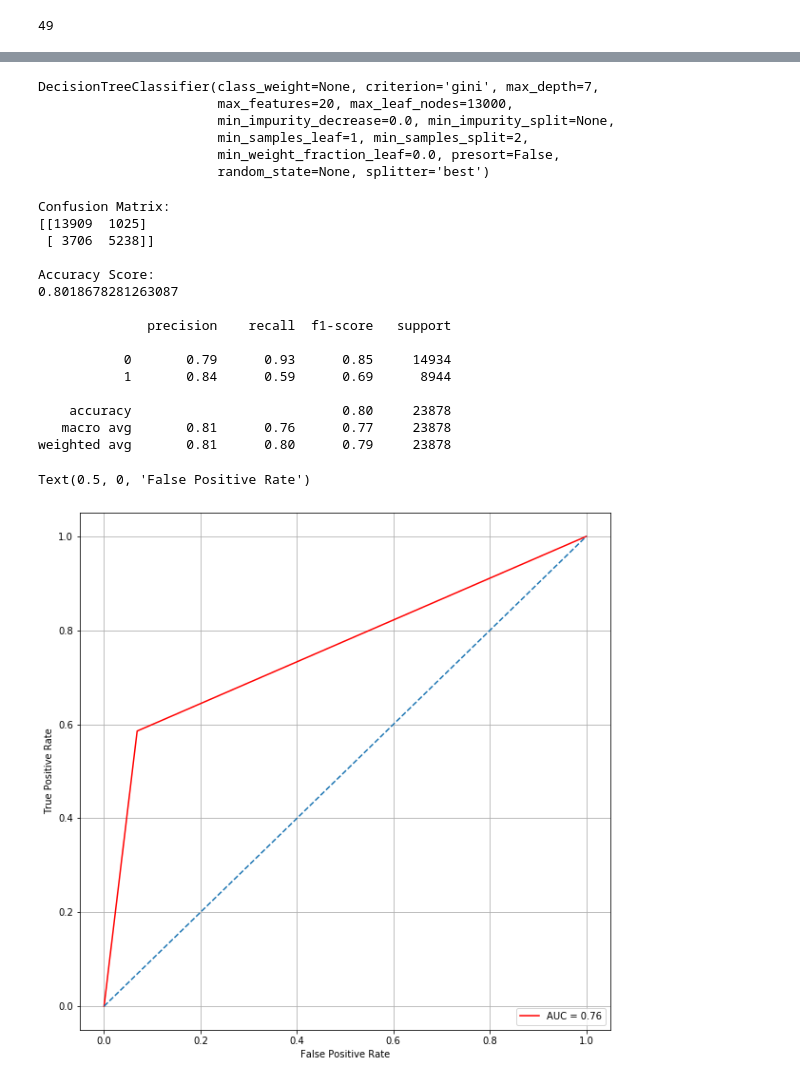
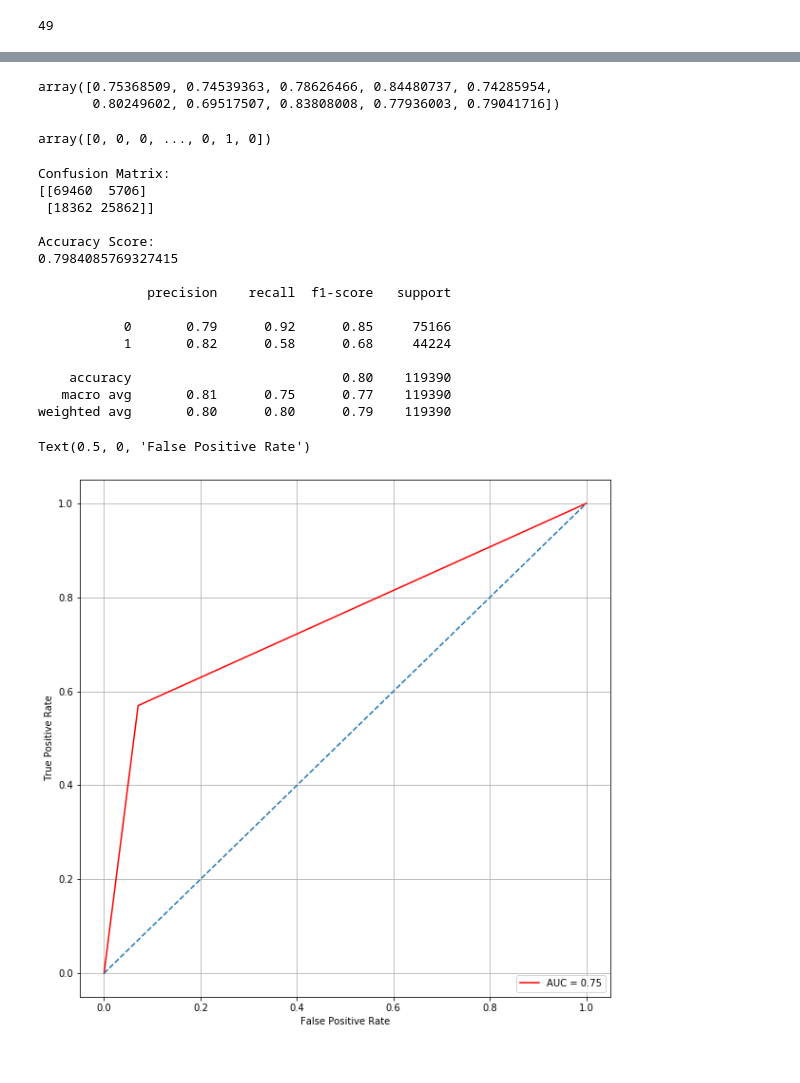
Before and after one commit to tkong1998/hotel-booking-demand, a Jupyter notebook: decision_tree.ipynb, the cells around one changed output, grey strips where cells are left out. Drawn from its saved outputs; the diff is of its cells as text; code cells hidden in the pictures.

```diff
--- a/decision_tree.ipynb
+++ b/decision_tree.ipynb
@@ -266,49 +326,47 @@ DTM.best_score_
 # %%
-model = DecisionTreeClassifier(max_depth=7,max_features=20,max_leaf_nodes=13000)
+model = DecisionTreeClassifier(max_depth=7,max_features=29,max_leaf_nodes=3400)
-# %%
-model.fit(X_train,y_train)
-# %% [output]
-DecisionTreeClassifier(class_weight=None, criterion='gini', max_depth=7,
-                       max_features=20, max_leaf_nodes=13000,
-                       min_impurity_decrease=0.0, min_impurity_split=None,
-                       min_samples_leaf=1, min_samples_split=2,
-                       min_weight_fraction_leaf=0.0, presort=False,
-                       random_state=None, splitter='best')
-# %%
-y_pred = model.predict(X_test)
+# %%
+score_cv = cross_val_score(model, X, y, cv=10);score_cv
+# %% [output]
+array([0.75368509, 0.74539363, 0.78626466, 0.84480737, 0.74285954,
+       0.80249602, 0.69517507, 0.83808008, 0.77936003, 0.79041716])
+# %%
+y_pred = cross_val_predict(model, X, y, cv=10);y_pred
+# %% [output]
+array([0, 0, 0, ..., 0, 1, 0])
 # %%
-print("Confusion Matrix:", "\n"+str(confusion_matrix(y_test,y_pred))+"\n")
-print("Accuracy Score:", "\n"+str(accuracy_score(y_test,y_pred,normalize=True, sample_weight=None))+"\n")
-print(classification_report(y_test,y_pred))
+print("Confusion Matrix:", "\n"+str(confusion_matrix(y,y_pred))+"\n")
+print("Accuracy Score:", "\n"+str(accuracy_score(y,y_pred,normalize=True, sample_weight=None))+"\n")
+print(classification_report(y,y_pred))
 # %% [output]
 Confusion Matrix:
-[[13909  1025]
- [ 3706  5238]]
+[[69460  5706]
+ [18362 25862]]
 
 Accuracy Score:
-0.8018678281263087
+0.7984085769327415
 
               precision    recall  f1-score   support
 
-           0       0.79      0.93      0.85     14934
-           1       0.84      0.59      0.69      8944
+           0       0.79      0.92      0.85     75166
+           1       0.82      0.58      0.68     44224
 
-    accuracy                           0.80     23878
-   macro avg       0.81      0.76      0.77     23878
-weighted avg       0.81      0.80      0.79     23878
+    accuracy                           0.80    119390
+   macro avg       0.81      0.75      0.77    119390
+weighted avg       0.80      0.80      0.79    119390
 # %%
-fpr, tpr, thresholds = metrics.roc_curve(y_test,y_pred,pos_label=1)
+fpr, tpr, thresholds = metrics.roc_curve(y,y_pred,pos_label=1)
 roc_auc = metrics.auc(fpr, tpr)
 plt.figure(figsize = (10,10))
 plt.plot(fpr, tpr, color = 'red', label = 'AUC = %0.2f' % roc_auc)
 plt.legend(loc = 'lower right')
 plt.plot([0, 1], [0, 1], linestyle = '--')
 plt.grid(True)
 plt.ylabel('True Positive Rate')
 plt.xlabel('False Positive Rate')
 # %% [output]
 Text(0.5, 0, 'False Positive Rate')
-[figure, old version]
+[figure, new version]
 # %%
 metrics.auc(fpr, tpr)
 # %% [output]
```
Also changed, not shown: parts of 25 cells of this notebook.
